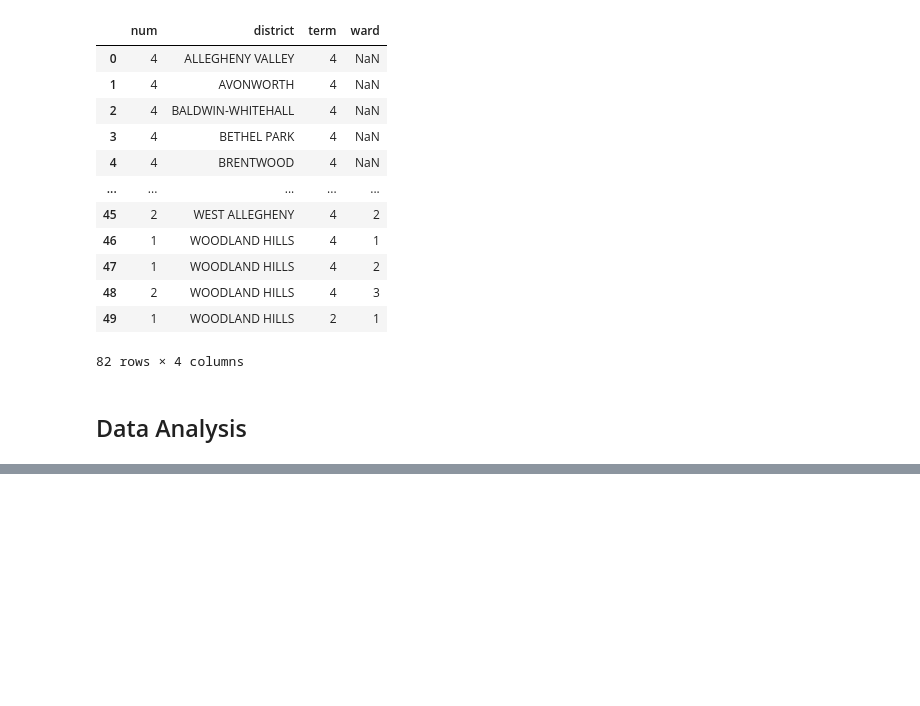
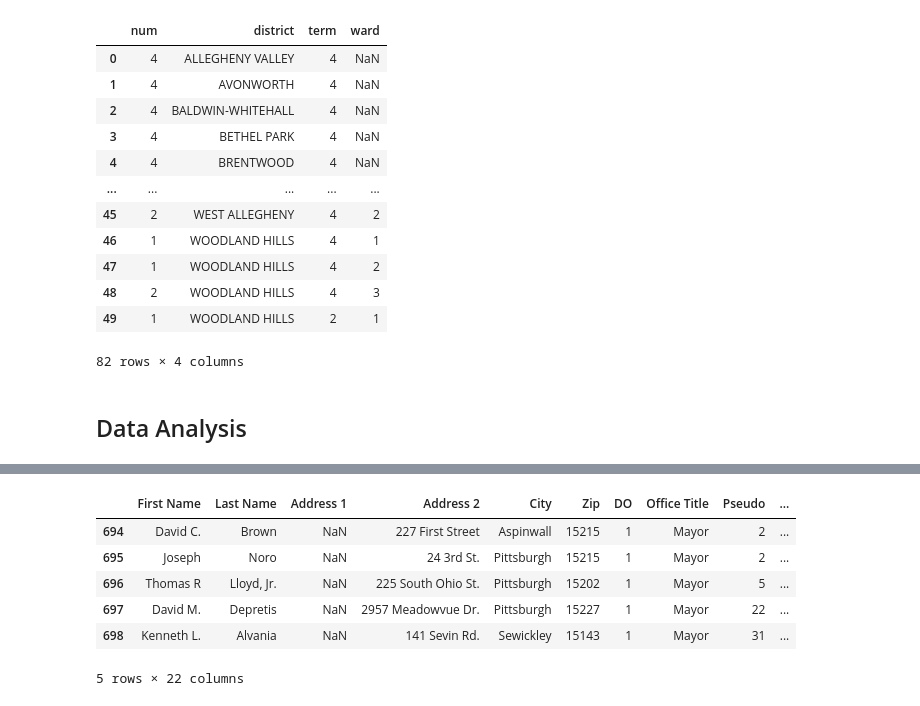
Before and after one commit to vnbcs/allegheny_county_2021_elections, a Jupyter notebook: whos_running_for_what.ipynb, the cells around one changed output, grey strips where cells are left out. Cells and saved outputs as stored; diff of their text form; code cells hidden in the pictures; blank space fills up the shorter version.

```diff
--- a/whos_running_for_what.ipynb
+++ b/whos_running_for_what.ipynb
@@ -307,0 +383,10 @@ Wilkinsburg
+# %%
+muni_df.head()
+# %% [output]
+|  | First Name | Last Name | Address 1 | Address 2 | City | Zip | DO | Office Title | Pseudo | ... |
+| 694 | David C. | Brown | NaN | 227 First Street | Aspinwall | 15215 | 1 | Mayor | 2 | ... |
+| 695 | Joseph | Noro | NaN | 24 3rd St. | Pittsburgh | 15215 | 1 | Mayor | 2 | ... |
+| 696 | Thomas R | Lloyd, Jr. | NaN | 225 South Ohio St. | Pittsburgh | 15202 | 1 | Mayor | 5 | ... |
+| 697 | David M. | Depretis | NaN | 2957 Meadowvue Dr. | Pittsburgh | 15227 | 1 | Mayor | 22 | ... |
+| 698 | Kenneth L. | Alvania | NaN | 141 Sevin Rd. | Sewickley | 15143 | 1 | Mayor | 31 | ... |
+5 rows × 22 columns
```
Also changed, not shown: parts of 72 cells of this notebook, 1 other file.
